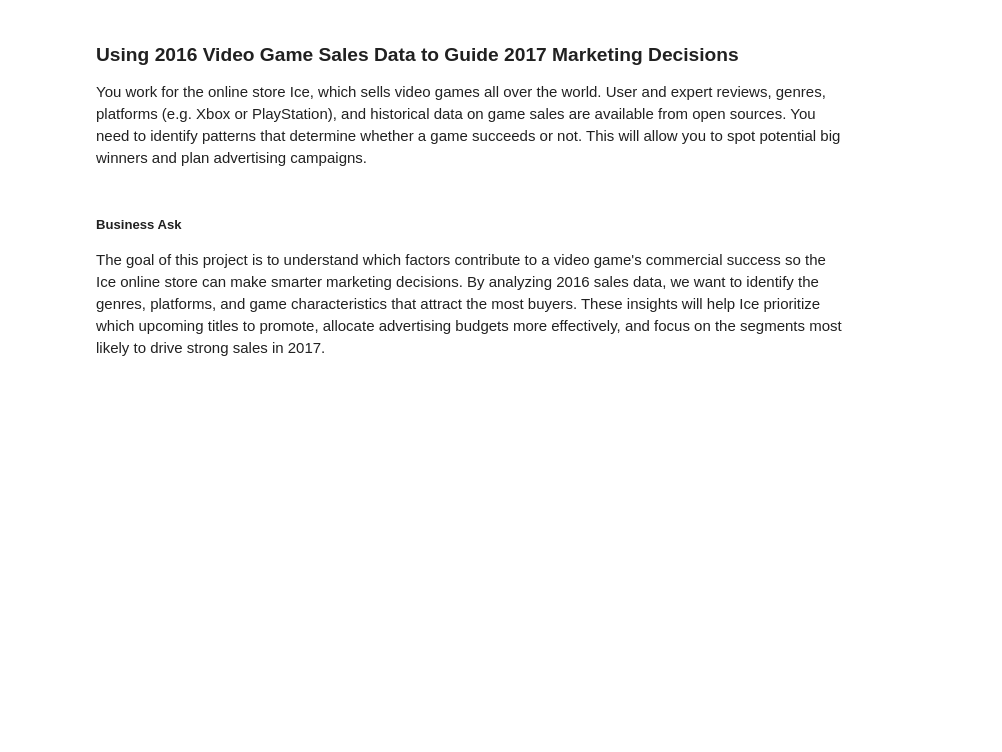
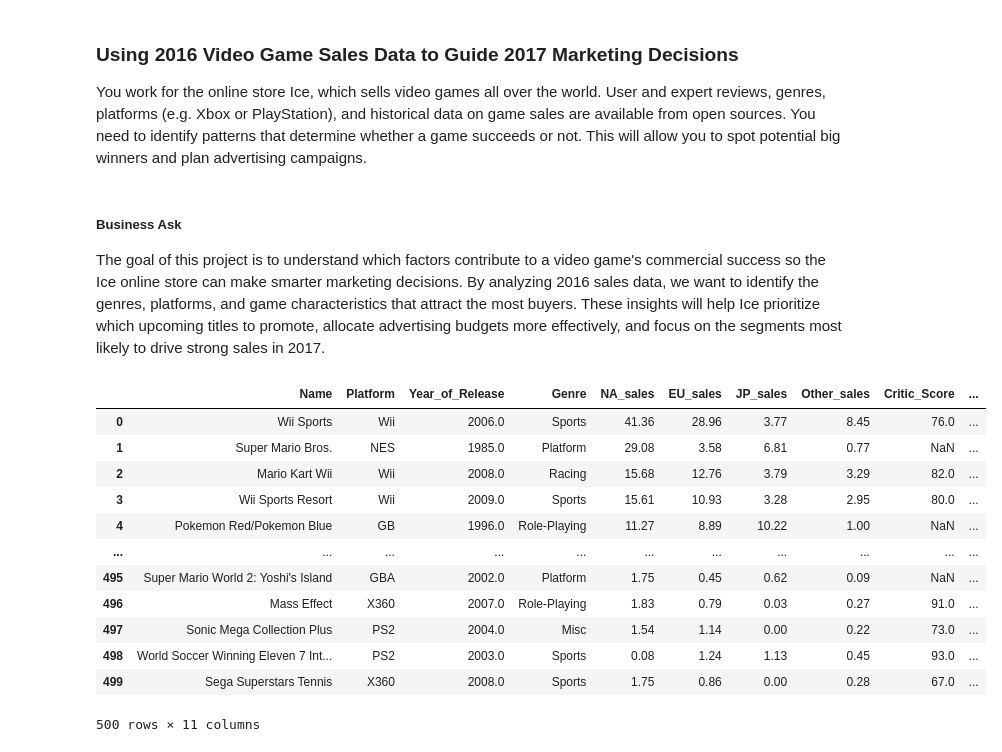
Before and after one commit to the-buike/game-sales-trends-2016-2017, a Jupyter notebook: games.ipynb, the cells around one changed output. Drawn from its saved outputs; the diff is of its cells as text; code cells hidden in the pictures; blank space fills up the shorter version.

```diff
--- a/games.ipynb
+++ b/games.ipynb
@@ -12,4 +12,23 @@ import numpy as np
 import matplotlib.pyplot as plt
 import seaborn as sns
 # %%
-games_url =
+# Load the dataset
+games_url = "https://raw.githubusercontent.com/the-buike/game-sales-trends-2016-2017/refs/heads/main/games.csv"
+games = pd.read_csv(games_url)
+# %%
+# Display the first few rows of the dataset
+games.head(500)
+# %% [output]
+|  | Name | Platform | Year_of_Release | Genre | NA_sales | EU_sales | JP_sales | Other_sales | Critic_Score | ... |
+| 0 | Wii Sports | Wii | 2006.0 | Sports | 41.36 | 28.96 | 3.77 | 8.45 | 76.0 | ... |
+| 1 | Super Mario Bros. | NES | 1985.0 | Platform | 29.08 | 3.58 | 6.81 | 0.77 | NaN | ... |
+| 2 | Mario Kart Wii | Wii | 2008.0 | Racing | 15.68 | 12.76 | 3.79 | 3.29 | 82.0 | ... |
+| 3 | Wii Sports Resort | Wii | 2009.0 | Sports | 15.61 | 10.93 | 3.28 | 2.95 | 80.0 | ... |
+| 4 | Pokemon Red/Pokemon Blue | GB | 1996.0 | Role-Playing | 11.27 | 8.89 | 10.22 | 1.00 | NaN | ... |
+| ... | ... | ... | ... | ... | ... | ... | ... | ... | ... | ... |
+| 495 | Super Mario World 2: Yoshi's Island | GBA | 2002.0 | Platform | 1.75 | 0.45 | 0.62 | 0.09 | NaN | ... |
+| 496 | Mass Effect | X360 | 2007.0 | Role-Playing | 1.83 | 0.79 | 0.03 | 0.27 | 91.0 | ... |
+| 497 | Sonic Mega Collection Plus | PS2 | 2004.0 | Misc | 1.54 | 1.14 | 0.00 | 0.22 | 73.0 | ... |
+| 498 | World Soccer Winning Eleven 7 Int... | PS2 | 2003.0 | Sports | 0.08 | 1.24 | 1.13 | 0.45 | 93.0 | ... |
+| 499 | Sega Superstars Tennis | X360 | 2008.0 | Sports | 1.75 | 0.86 | 0.00 | 0.28 | 67.0 | ... |
+500 rows × 11 columns
```
Also changed, not shown: parts of 29 cells of this notebook.
